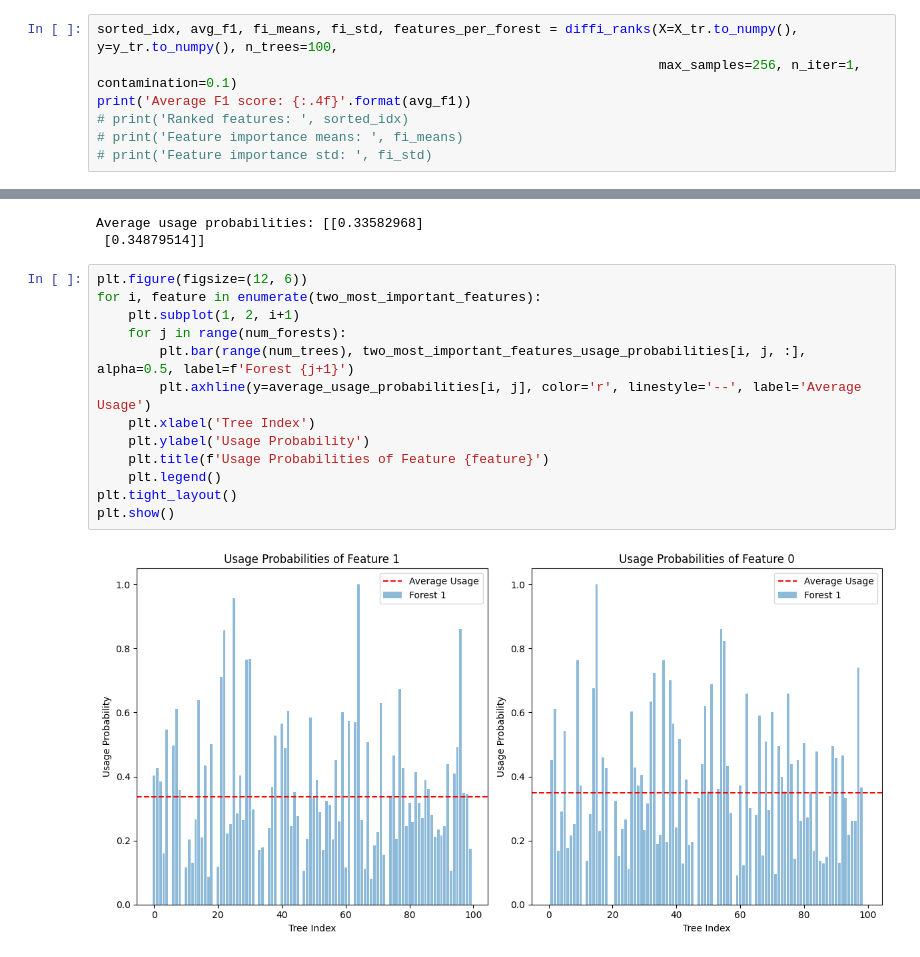
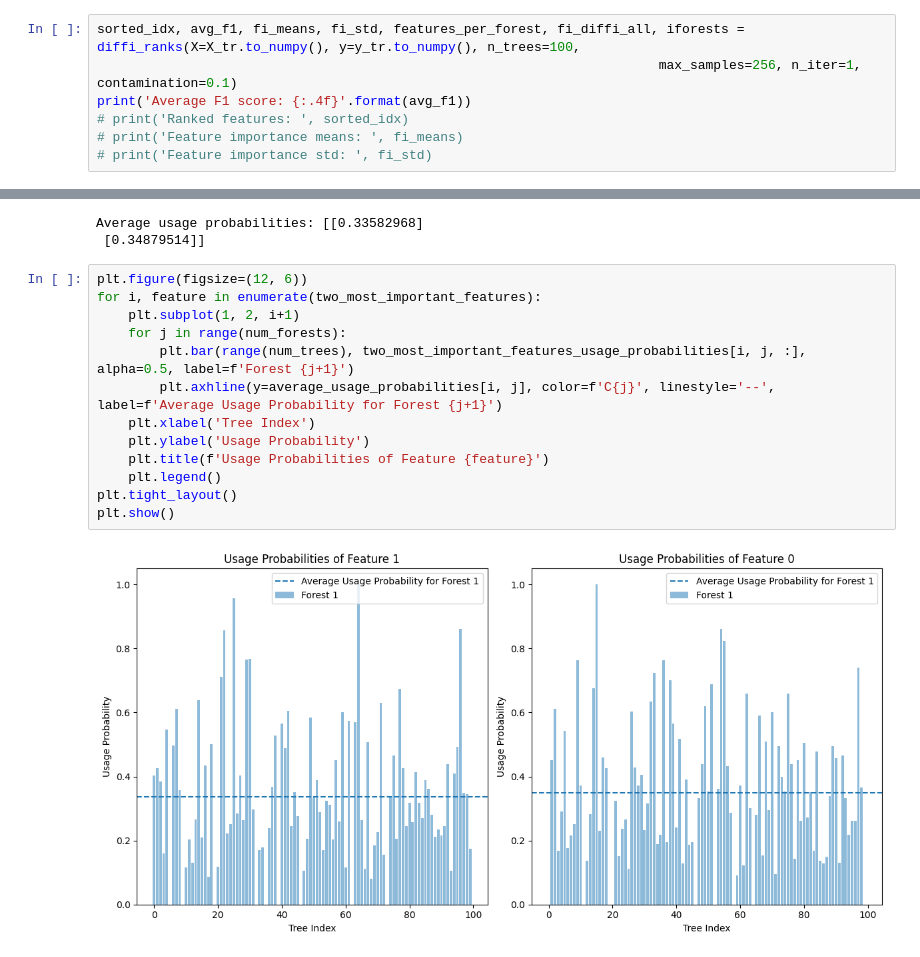
Before and after one commit to SansonSebastiano/Master-Thesis, a Jupyter notebook: important_features_usage.ipynb, the cells around one changed output, grey strips where cells are left out. Cells and saved outputs as stored; diff of their text form.

```diff
--- a/important_features_usage.ipynb
+++ b/important_features_usage.ipynb
@@ -59,5 +44,5 @@ Printing the features rank computed by global DIFFI.
 # %%
-sorted_idx, avg_f1, fi_means, fi_std, features_per_forest = diffi_ranks(X=X_tr.to_numpy(), y=y_tr.to_numpy(), n_trees=100,
+sorted_idx, avg_f1, fi_means, fi_std, features_per_forest, fi_diffi_all, iforests = diffi_ranks(X=X_tr.to_numpy(), y=y_tr.to_numpy(), n_trees=100,
                                                                         max_samples=256, n_iter=1, contamination=0.1)
 print('Average F1 score: {:.4f}'.format(avg_f1))
 # print('Ranked features: ', sorted_idx)
@@ -276,15 +220,15 @@ Average usage probabilities: [[0.33582968]
 # %%
 plt.figure(figsize=(12, 6))
 for i, feature in enumerate(two_most_important_features):
     plt.subplot(1, 2, i+1)
     for j in range(num_forests):
         plt.bar(range(num_trees), two_most_important_features_usage_probabilities[i, j, :], alpha=0.5, label=f'Forest {j+1}')
-        plt.axhline(y=average_usage_probabilities[i, j], color='r', linestyle='--', label='Average Usage')
+        plt.axhline(y=average_usage_probabilities[i, j], color=f'C{j}', linestyle='--', label=f'Average Usage Probability for Forest {j+1}')
     plt.xlabel('Tree Index')
     plt.ylabel('Usage Probability')
     plt.title(f'Usage Probabilities of Feature {feature}')
     plt.legend()
 plt.tight_layout()
 plt.show()
 # %% [output]
-[figure, old version]
+[figure, new version]
```
Also changed, not shown: parts of 13 cells of this notebook, 1 other file.
